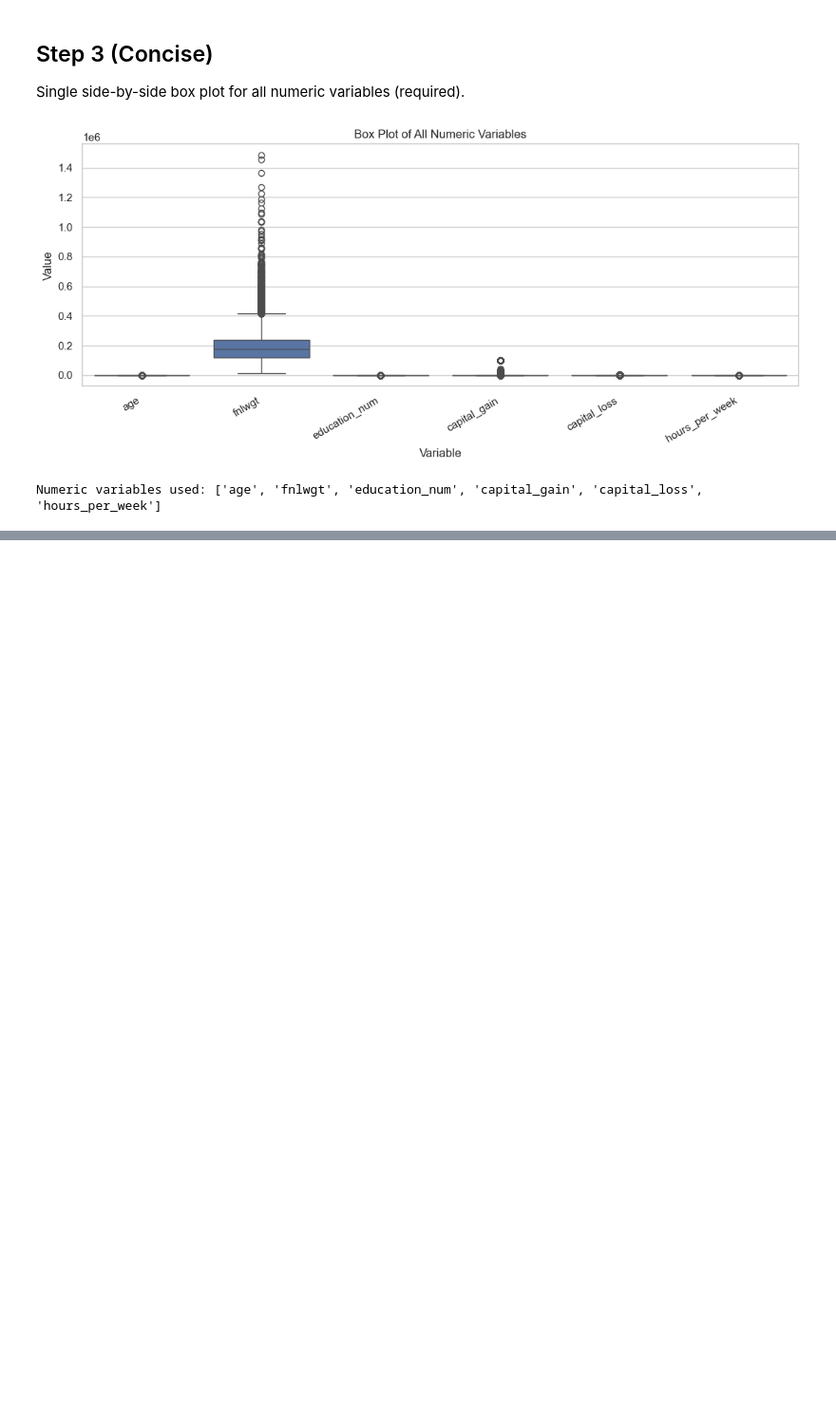
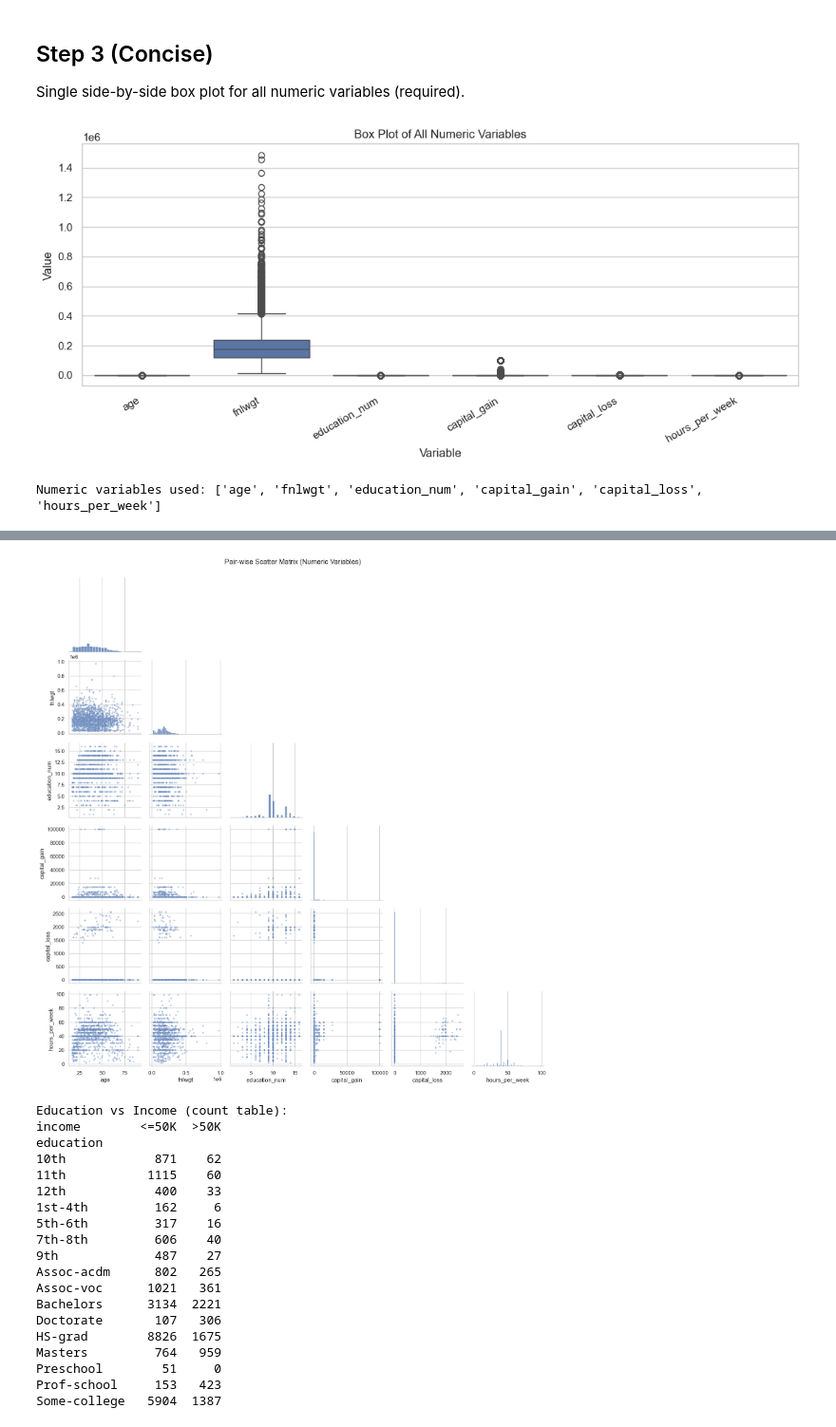
Before and after one commit to datasheng/csc46000-team-project-5000, a Jupyter notebook: data_analysis.ipynb, the cells around one changed output, grey strips where cells are left out. Shown at 95% size. Drawn from its saved outputs; the diff is of its cells as text; code cells hidden in the pictures; blank space fills up the shorter version.

```diff
--- a/data_analysis.ipynb
+++ b/data_analysis.ipynb
@@ -131,0 +139,53 @@ Numeric variables used: ['age', 'fnlwgt', 'education_num', 'capital_gain', 'capi
+# %%
+# 1) Pair-wise scatter matrix (numeric only)
+numeric_cols = df.select_dtypes(include="number").columns.tolist()
+pair_data = df[numeric_cols].dropna().sample(n=min(2000, len(df)), random_state=42)
+
+sns.pairplot(pair_data, corner=True, plot_kws={"alpha": 0.4, "s": 12})
+plt.suptitle("Pair-wise Scatter Matrix (Numeric Variables)", y=1.02)
+plt.show()
+
+# 2) Categorical vs categorical (aggregation)
+cat_agg = pd.crosstab(df["education"], df["income"])
+print("Education vs Income (count table):")
+print(cat_agg)
+
+plt.figure(figsize=(8, 6))
+sns.heatmap(cat_agg, cmap="Blues", fmt="d")
+plt.title("Education vs Income (Categorical vs Categorical)")
+plt.xlabel("Income")
+plt.ylabel("Education")
+plt.tight_layout()
+plt.show()
+
+# 3) Categorical vs numerical with color
+plot_data = df[["age", "hours_per_week", "income"]].dropna().sample(n=min(4000, len(df)), random_state=42)
+
+plt.figure(figsize=(8, 5))
+sns.scatterplot(data=plot_data, x="age", y="hours_per_week", hue="income", alpha=0.5)
+plt.title("Age vs Hours per Week, colored by Income")
+plt.xlabel("Age")
+plt.ylabel("Hours per Week")
+plt.tight_layout()
+plt.show()
+# %% [output]
+[figure, added]
+Education vs Income (count table):
+income        <=50K  >50K
+education
+10th            871    62
+11th           1115    60
+12th            400    33
+1st-4th         162     6
+5th-6th         317    16
+7th-8th         606    40
+9th             487    27
+Assoc-acdm      802   265
+Assoc-voc      1021   361
+Bachelors      3134  2221
+Doctorate       107   306
+HS-grad        8826  1675
+Masters         764   959
+Preschool        51     0
+Prof-school     153   423
+Some-college   5904  1387
```
Also changed, not shown: parts of 2 cells of this notebook.
